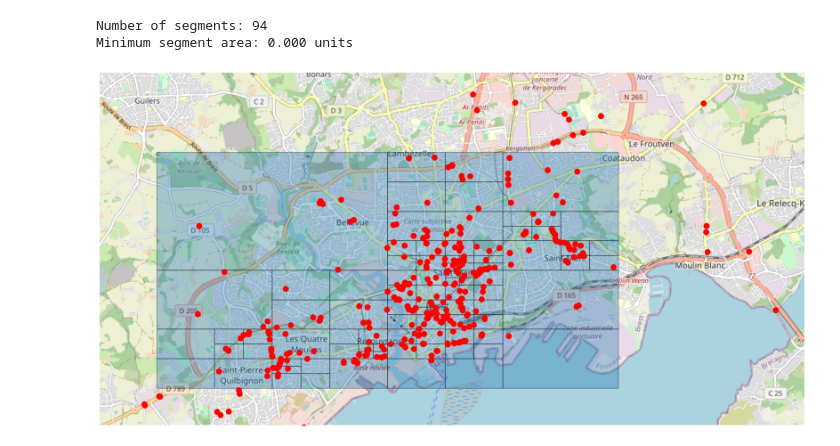
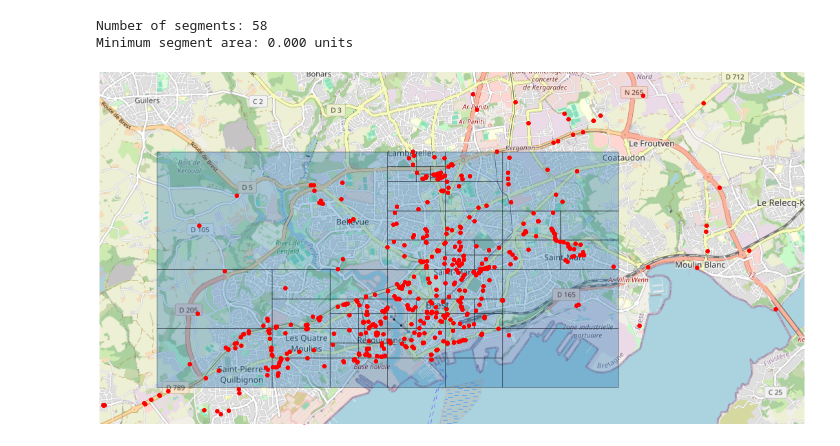
Before and after one commit to chenry02/vigilo-notebooks-bapav, a Jupyter notebook: quad_tree.ipynb, the cells around one changed output. Saved outputs shown, nothing was run; the diff lists cells and outputs as text; code cells hidden in the pictures.

```diff
--- a/quad_tree.ipynb
+++ b/quad_tree.ipynb
@@ -169,6 +193,0 @@ class QTree():
-# %%
-points = []
-for i in range(len(df.coordinates_lon)):
-    x = float(df.coordinates_lat.values[i])
-    y = float(df.coordinates_lon.values[i])
-    points.append(Point(x, y))
@@ -177,22 +194,44 @@ TE = QTree(10,len(points),points,[],m)
-# %%
-TE.subdivide()
-TE.graph()
-cells= TE.get_cells()
-# %% [output]
-Number of segments: 94
-Minimum segment area: 0.000 units
+# %%
+# Define the threshold for Quadtree node subdivision
+threshold_value = 30 # Number of observations per box
+
+# Create a QTree instance with specified parameters, including the threshold
+tree = QTree(threshold_value, len(points), points, [], m)
+
+# Subdivide the Quadtree
+tree.subdivide()
+
+# Display information about the Quadtree
+tree.graph()
+
+# Retrieve the cells from the Quadtree
+cells = tree.get_cells()
+# %% [output]
+Number of segments: 58
+Minimum segment area: 0.000 units
 # %%
+# Show the map using Matplotlib with specified figure size
 ax = m.show_mpl(figsize=(20, 16))
-#x, y = m.to_pixels(48.41392408216084, -4.492457414269447)
-#ax.plot(x, y, 'or', ms=10, mew=2);
+
+# Add a PolyCollection to the map representing the Quadtree cells
 ax.add_collection(
     mpl.collections.PolyCollection(
-        cells,
-        edgecolors='k', alpha=.35))
+        cells,              # List of polygons representing Quadtree cells
+        edgecolors='k',     # Edge color of the polygons
+        alpha=0.35          # Transparency level of the polygons
+    )
+)
+
+# Plot individual points on the map
 for i in range(len(df.coordinates_lon)):
+    # Extract latitude and longitude from the DataFrame
     x = float(df.coordinates_lat.values[i])
     y = float(df.coordinates_lon.values[i])
-    xp, yp = m.to_pixels(x,y)
-    ax.plot(xp, yp, 'or', ms=10, mew=2)
+
+    # Convert geographical coordinates to pixels on the map
+    xp, yp = m.to_pixels(x, y)
+
+    # Plot the points on the map as red circles
+    ax.plot(xp, yp, 'or', ms=7, mew=2)
 # %% [output]
-[figure, old version]
+[figure, new version]
```
Also changed, not shown: parts of 12 cells of this notebook.
